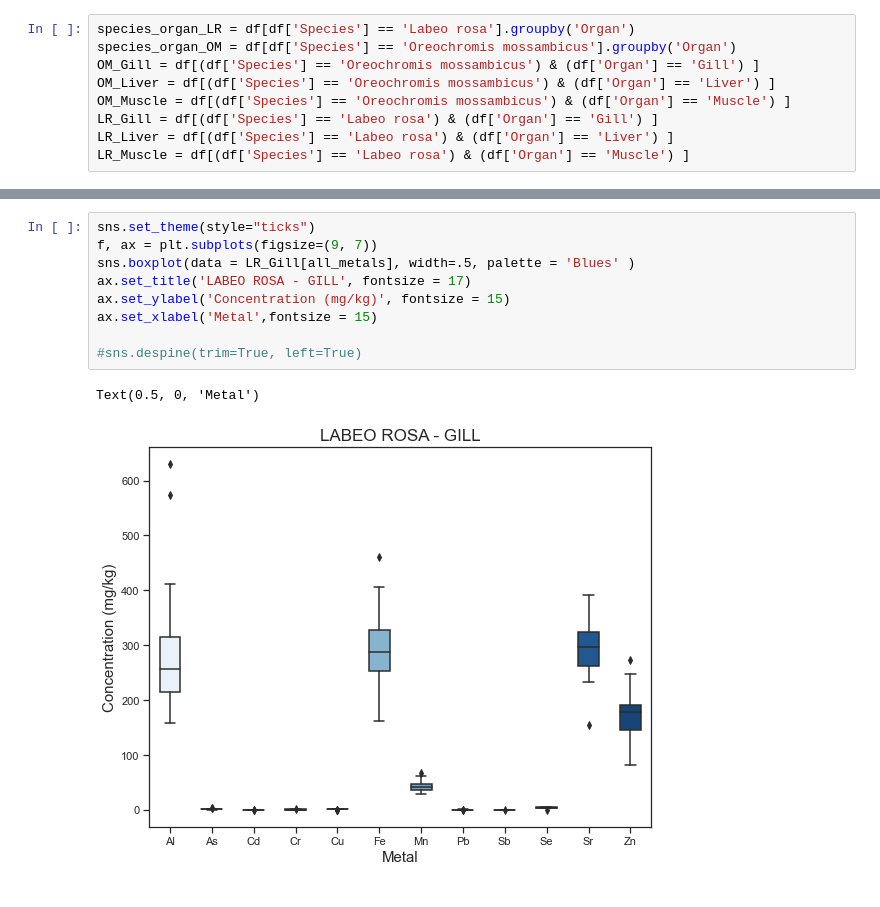
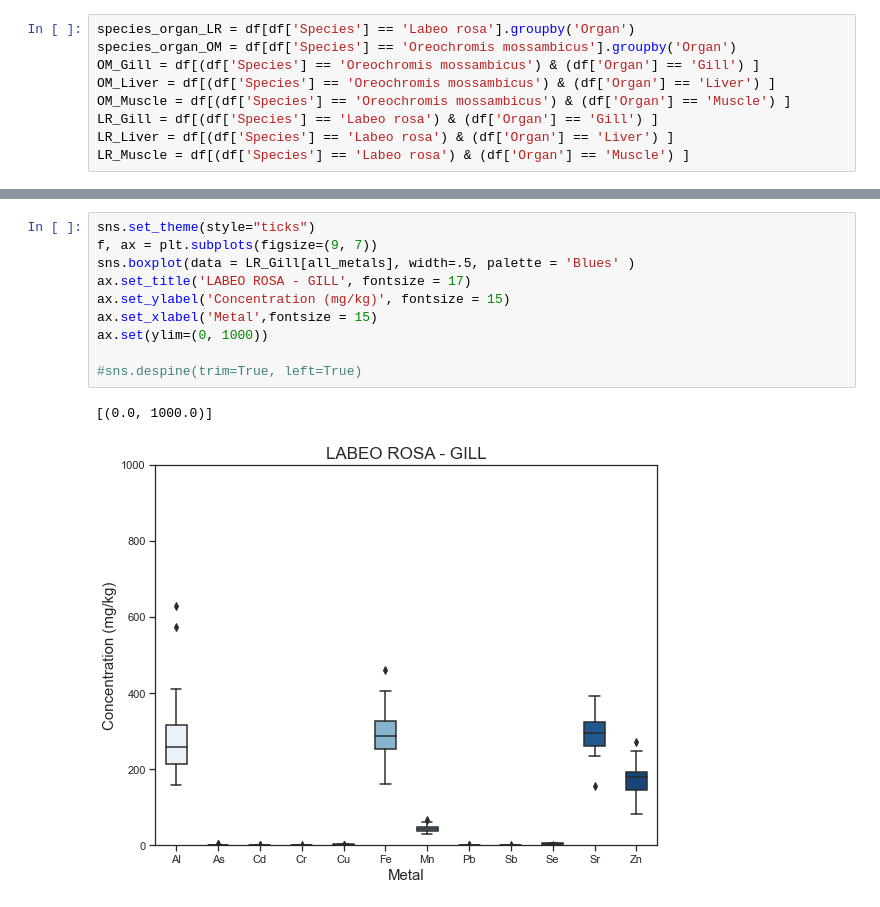
Before and after one commit to ChrisMontez/ICP-OES, a Jupyter notebook: Data Visualization.ipynb, the cells around one changed output, grey strips where cells are left out. Drawn from its saved outputs; the diff is of its cells as text.

```diff
--- a/Data Visualization.ipynb
+++ b/Data Visualization.ipynb
@@ -47,15 +49,16 @@ Text(0.5, 0, 'Metal')
 # %%
 sns.set_theme(style="ticks")
 f, ax = plt.subplots(figsize=(9, 7))
 sns.boxplot(data = LR_Gill[all_metals], width=.5, palette = 'Blues' )
 ax.set_title('LABEO ROSA - GILL', fontsize = 17)
 ax.set_ylabel('Concentration (mg/kg)', fontsize = 15)
 ax.set_xlabel('Metal',fontsize = 15)
+ax.set(ylim=(0, 1000))
 
 #sns.despine(trim=True, left=True)
 # %% [output]
-Text(0.5, 0, 'Metal')
+[(0.0, 1000.0)]
-[figure, old version]
+[figure, new version]
 # %%
 sns.set_theme(style="ticks")
 f, ax = plt.subplots(figsize=(9, 7))
```
Also changed, not shown: parts of 5 cells of this notebook, 6 other files.
